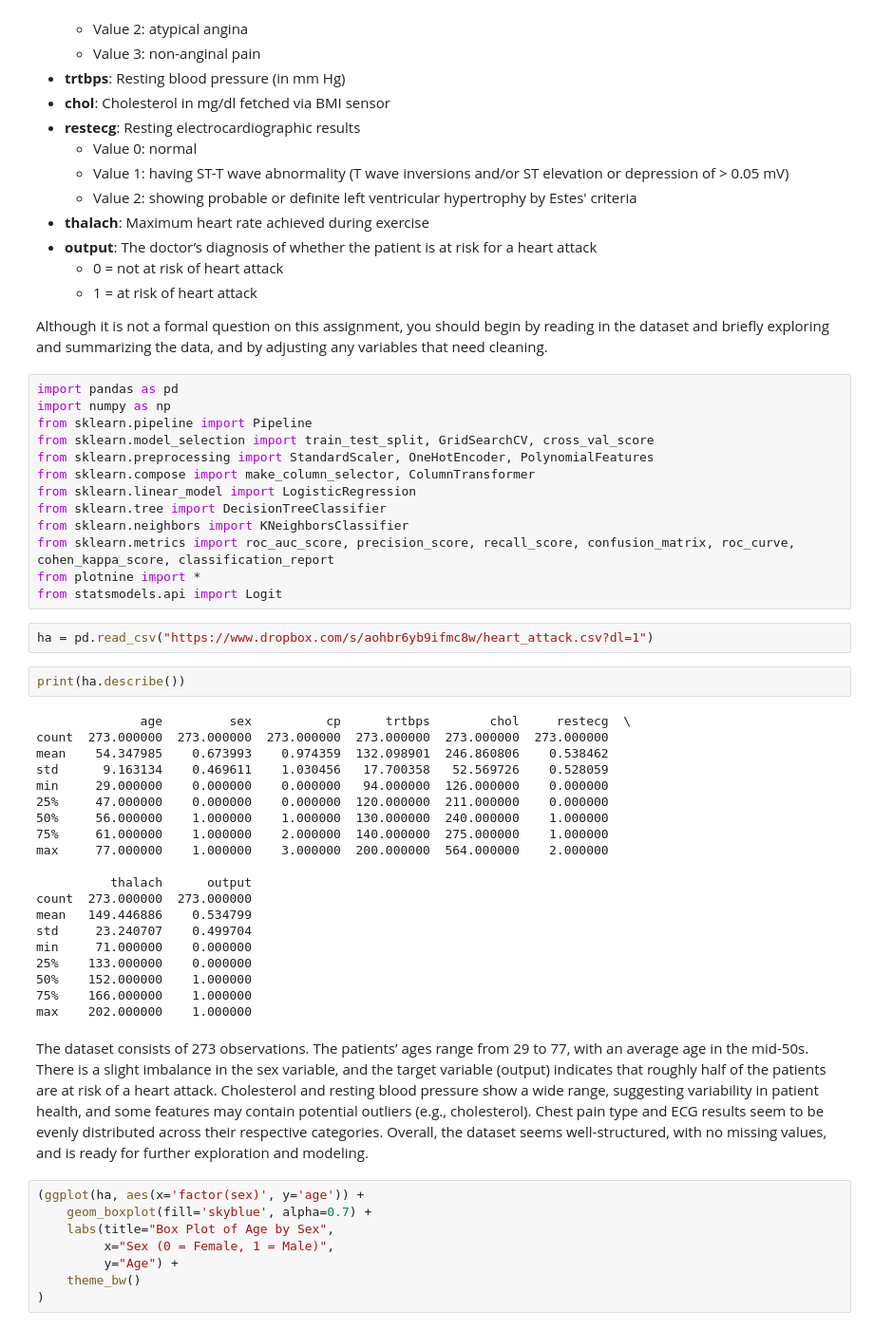
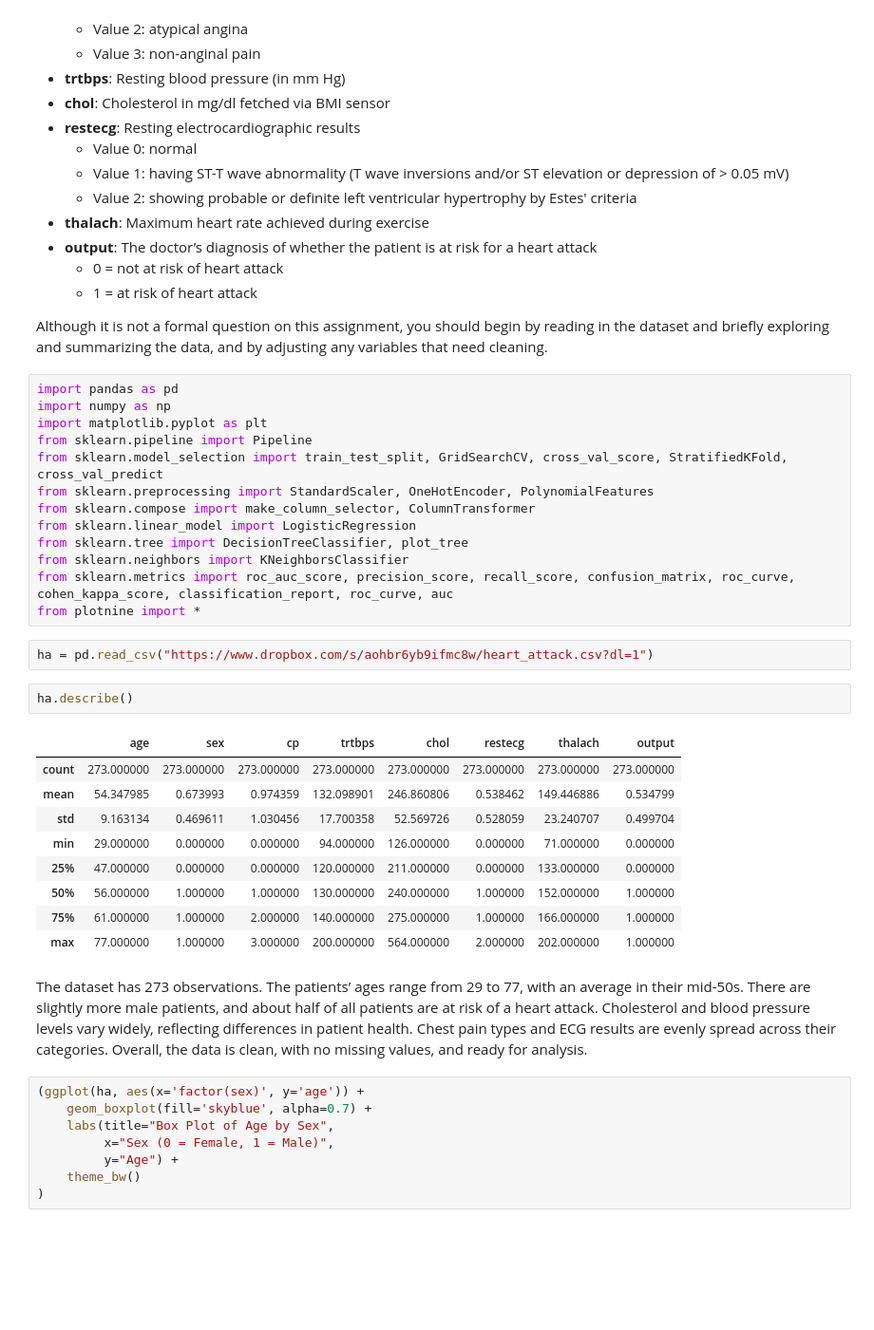
Before and after one commit to samricafrente/GSB-544, a Jupyter notebook: Labs/Lab-7/Lab-7.ipynb, the cells around one changed output. Shown: that part at 95% size. Drawn from its saved outputs; the diff is of its cells as text; blank space fills up the shorter version.

```diff
--- a/Labs/Lab-7/Lab-7.ipynb
+++ b/Labs/Lab-7/Lab-7.ipynb
@@ -43,42 +43,32 @@ Although it is not a formal question on this assignment, you should begin by rea
 # %%
 import pandas as pd
 import numpy as np
+import matplotlib.pyplot as plt
 from sklearn.pipeline import Pipeline
-from sklearn.model_selection import train_test_split, GridSearchCV, cross_val_score
+from sklearn.model_selection import train_test_split, GridSearchCV, cross_val_score, StratifiedKFold, cross_val_predict
 from sklearn.preprocessing import StandardScaler, OneHotEncoder, PolynomialFeatures
 from sklearn.compose import make_column_selector, ColumnTransformer
 from sklearn.linear_model import LogisticRegression
-from sklearn.tree import DecisionTreeClassifier
+from sklearn.tree import DecisionTreeClassifier, plot_tree
 from sklearn.neighbors import KNeighborsClassifier
-from sklearn.metrics import roc_auc_score, precision_score, recall_score, confusion_matrix, roc_curve, cohen_kappa_score, classification_report
+from sklearn.metrics import roc_auc_score, precision_score, recall_score, confusion_matrix, roc_curve, cohen_kappa_score, classification_report, roc_curve, auc
 from plotnine import *
-from statsmodels.api import Logit
 # %%
 ha = pd.read_csv("https://www.dropbox.com/s/aohbr6yb9ifmc8w/heart_attack.csv?dl=1")
-# %%
-print(ha.describe())
-# %% [output]
-              age         sex          cp      trtbps        chol     restecg  \
-count  273.000000  273.000000  273.000000  273.000000  273.000000  273.000000
-mean    54.347985    0.673993    0.974359  132.098901  246.860806    0.538462
-std      9.163134    0.469611    1.030456   17.700358   52.569726    0.528059
-min     29.000000    0.000000    0.000000   94.000000  126.000000    0.000000
-25%     47.000000    0.000000    0.000000  120.000000  211.000000    0.000000
-50%     56.000000    1.000000    1.000000  130.000000  240.000000    1.000000
-75%     61.000000    1.000000    2.000000  140.000000  275.000000    1.000000
-max     77.000000    1.000000    3.000000  200.000000  564.000000    2.000000
-
-          thalach      output
-count  273.000000  273.000000
-mean   149.446886    0.534799
-std     23.240707    0.499704
-min     71.000000    0.000000
-25%    133.000000    0.000000
-50%    152.000000    1.000000
-75%    166.000000    1.000000
-max    202.000000    1.000000
+# %%
+ha.describe()
+# %% [output]
+|  | age | sex | cp | trtbps | chol | restecg | thalach | output |
+| count | 273.000000 | 273.000000 | 273.000000 | 273.000000 | 273.000000 | 273.000000 | 273.000000 | 273.000000 |
+| mean | 54.347985 | 0.673993 | 0.974359 | 132.098901 | 246.860806 | 0.538462 | 149.446886 | 0.534799 |
+| std | 9.163134 | 0.469611 | 1.030456 | 17.700358 | 52.569726 | 0.528059 | 23.240707 | 0.499704 |
+| min | 29.000000 | 0.000000 | 0.000000 | 94.000000 | 126.000000 | 0.000000 | 71.000000 | 0.000000 |
+| 25% | 47.000000 | 0.000000 | 0.000000 | 120.000000 | 211.000000 | 0.000000 | 133.000000 | 0.000000 |
+| 50% | 56.000000 | 1.000000 | 1.000000 | 130.000000 | 240.000000 | 1.000000 | 152.000000 | 1.000000 |
+| 75% | 61.000000 | 1.000000 | 2.000000 | 140.000000 | 275.000000 | 1.000000 | 166.000000 | 1.000000 |
+| max | 77.000000 | 1.000000 | 3.000000 | 200.000000 | 564.000000 | 2.000000 | 202.000000 | 1.000000 |
 # %% [markdown]
-The dataset consists of 273 observations. The patients’ ages range from 29 to 77, with an average age in the mid-50s. There is a slight imbalance in the sex variable, and the target variable (output) indicates that roughly half of the patients are at risk of a heart attack. Cholesterol and resting blood pressure show a wide range, suggesting variability in patient health, and some features may contain potential outliers (e.g., cholesterol). Chest pain type and ECG results seem to be evenly distributed across their respective categories. Overall, the dataset seems well-structured, with no missing values, and is ready for further exploration and modeling.
+The dataset has 273 observations. The patients’ ages range from 29 to 77, with an average in their mid-50s. There are slightly more male patients, and about half of all patients are at risk of a heart attack. Cholesterol and blood pressure levels vary widely, reflecting differences in patient health. Chest pain types and ECG results are evenly spread across their categories. Overall, the data is clean, with no missing values, and ready for analysis.
 # %%
 (ggplot(ha, aes(x='factor(sex)', y='age')) +
     geom_boxplot(fill='skyblue', alpha=0.7) +
```
Also changed, not shown: parts of 41 cells of this notebook, 1 other file.
